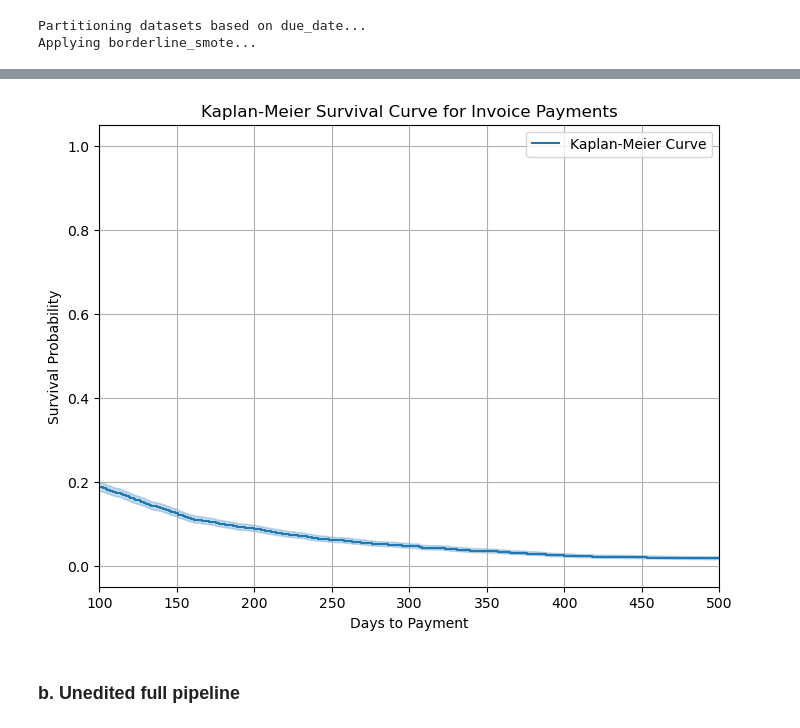
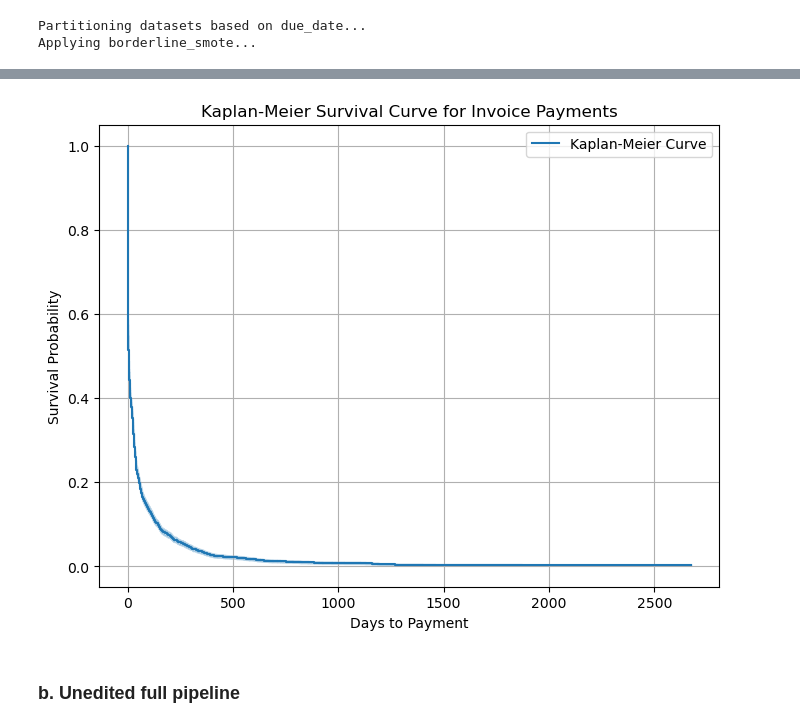
Before and after one commit to anneryeo/THESIS-Utilizing-ML-to-Solve-the-IPPP, a Jupyter notebook: Machine Learning.ipynb, the cells around one changed output, grey strips where cells are left out. Drawn from its saved outputs; the diff is of its cells as text; code cells hidden in the pictures.

```diff
--- a/Machine Learning.ipynb
+++ b/Machine Learning.ipynb
@@ -226,10 +227,9 @@ df_data
 # %%
 drop_columns = ['school_year', 'student_id_pseudonimized', 'category_name',
-       'gross_receivables', 'amount_discounted', 'adjustments', 'due_date_prev_1',
-       'due_date_prev_2', 'date_fully_paid', 'last_payment_date',
-       'plan_type_Plan - D', 'plan_type_Plan - E', 'plan_type_nan']
+       'gross_receivables', 'amount_discounted', 'adjustments', 'due_date',
+       'due_date_prev_1', 'due_date_prev_2', 'date_fully_paid', 'last_payment_date',
+       'plan_type_Plan - D', 'plan_type_Plan - E', 'plan_type_nan', 'dtp_bracket']
 
-#drop_columns = drop_columns + ['credit_sale_amount', 'amount_due_cumsum', 'amount_paid_cumsum']
 drop_columns = drop_columns + ['plan_type_Plan - A', 'plan_type_Plan - B', 'plan_type_Plan - C']
 
 df_data_surv = df_credit_sales.drop(columns=drop_columns)
@@ -496,30 +456,30 @@ df_survival_train
 # %%
 import matplotlib.pyplot as plt
 from lifelines import KaplanMeierFitter
 
 # ============================================
 # STEP X — Plot Kaplan-Meier Survival Curve
 # ============================================
 
 # Initialize Kaplan-Meier fitter
 kmf = KaplanMeierFitter()
 
 # Fit the model on your training data
-kmf.fit(durations=T_train,
-        event_observed=E_train,
+kmf.fit(durations=T,
+        event_observed=E,
         label="Kaplan-Meier Curve")
 
 # Plot the survival function
 plt.figure(figsize=(8,6))
 kmf.plot_survival_function()
 plt.title("Kaplan-Meier Survival Curve for Invoice Payments")
 plt.xlabel("Days to Payment")
 plt.ylabel("Survival Probability")
-plt.xlim(100, 500)
+#plt.xlim(100, 500)
 plt.grid(True)
 plt.show()
 # %% [output]
-[figure, old version]
+[figure, new version]
 # %% [markdown]
 ### b. Unedited full pipeline
 # %%
```
Also changed, not shown: parts of 29 cells of this notebook, 4 other files.
